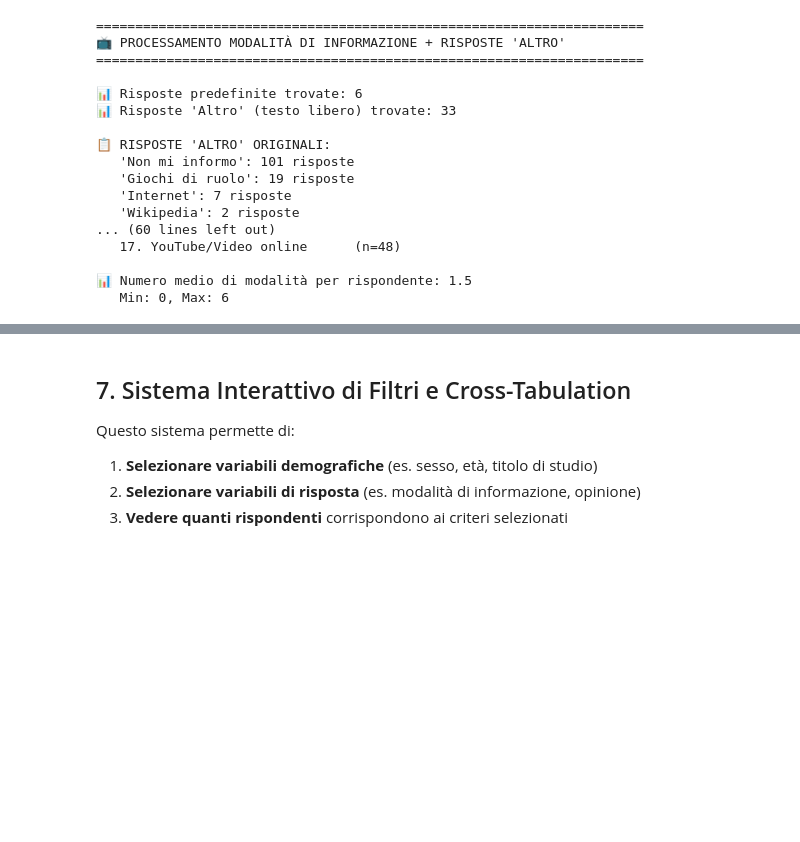
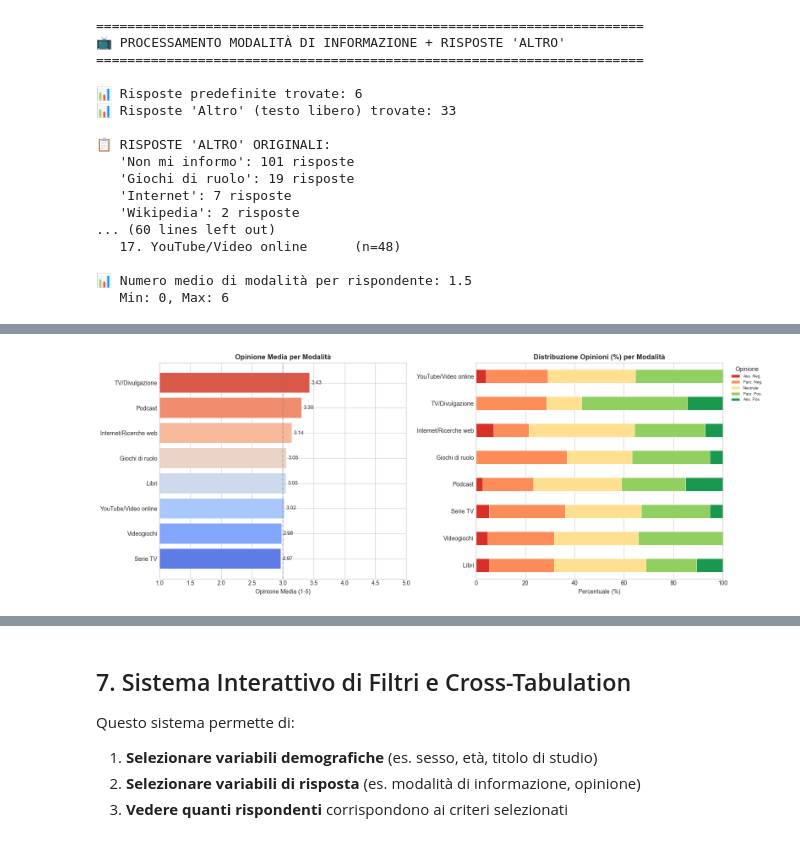
Before and after one commit to giuliaghiazza/MiddleAgesAnalysis, a Jupyter notebook: analisi_dati.ipynb, the cells around one changed output, grey strips where cells are left out. Cells and saved outputs as stored; diff of their text form; code cells hidden in the pictures; blank space fills up the shorter version.

```diff
--- a/analisi_dati.ipynb
+++ b/analisi_dati.ipynb
@@ -3709,0 +2883,36 @@ for mod in modalita_analisi:
+# %%
+# Visualizzazione Opinione per Modalità di Informazione
+fig, axes = plt.subplots(1, 2, figsize=(16, 6))
+
+colors_op = ['#d73027', '#fc8d59', '#fee090', '#91cf60', '#1a9850']
+
+# 1. Opinione media per modalità (barh)
+ax1 = axes[0]
+if len(df_modalita) > 0:
+    df_mod_sorted = df_modalita.sort_values('media', ascending=True)
+    colors = sns.color_palette("coolwarm", len(df_mod_sorted))
+    bars = ax1.barh(df_mod_sorted['modalita'], df_mod_sorted['media'], color=colors)
+    ax1.set_xlabel('Opinione Media (1-5)')
+    ax1.set_title('Opinione Media per Modalità', fontweight='bold')
+    ax1.axvline(x=3, color='gray', linestyle='--', alpha=0.5)
+    ax1.set_xlim(1, 5)
+    for bar, val in zip(bars, df_mod_sorted['media']):
+        ax1.text(bar.get_width() + 0.03, bar.get_y() + bar.get_height()/2,
+                f'{val:.2f}', ha='left', va='center', fontsize=9)
+
+# 2. Distribuzione % opinioni per modalità (stacked barh)
+ax2 = axes[1]
+if cross_opinione_mod:
+    df_plot = pd.DataFrame(cross_opinione_mod).T
+    df_plot.columns = opinione_short_names[:len(df_plot.columns)]
+    df_plot.plot(kind='barh', stacked=True, ax=ax2, color=colors_op[:len(df_plot.columns)],
+                 edgecolor='white', linewidth=0.5)
+    ax2.set_xlabel('Percentuale (%)')
+    ax2.set_title('Distribuzione Opinioni (%) per Modalità', fontweight='bold')
+    ax2.legend(title='Opinione', bbox_to_anchor=(1.02, 1), loc='upper left', fontsize=7)
+    ax2.set_xlim(0, 100)
+
+plt.tight_layout()
+plt.show()
+# %% [output]
+[figure, added]
```
Also changed, not shown: parts of 24 cells of this notebook.
